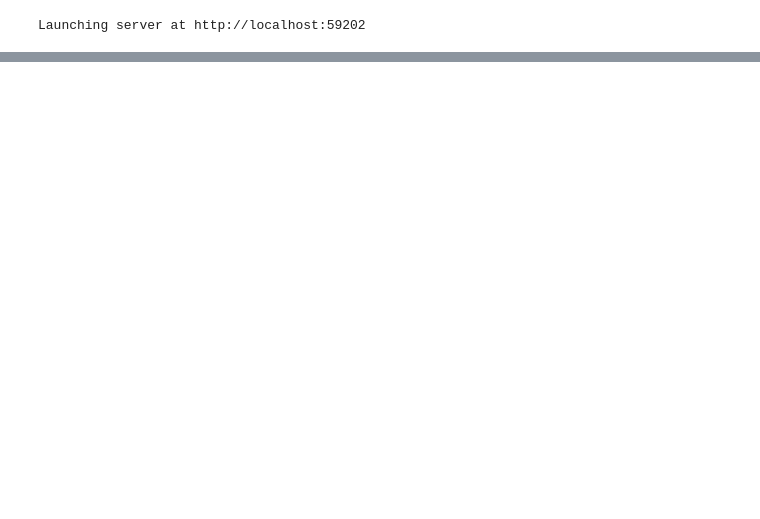
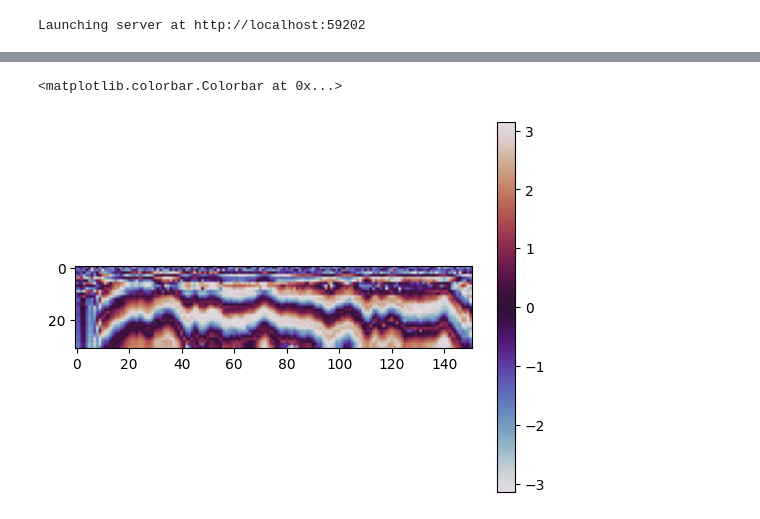
Before and after one commit to changbatterygroup/ultrasonic_ml, a Jupyter notebook: Notebooks/fft/fft_h5_workflow.ipynb, the cells around one changed output, grey strips where cells are left out. Saved outputs shown, nothing was run; the diff lists cells and outputs as text; code cells hidden in the pictures; blank space fills up the shorter version.

```diff
--- a/Notebooks/fft/fft_h5_workflow.ipynb
+++ b/Notebooks/fft/fft_h5_workflow.ipynb
@@ -124,0 +152,2 @@ debug
+# %%
+test = visualizer.db._angle( visualizer.fft_ds[1,...,500], )
@@ -124,0 +183,6 @@ debug
+# %%
+plt.imshow(test.T,cmap='twilight')
+plt.colorbar(cmap='twilight')
+# %% [output]
+<matplotlib.colorbar.Colorbar at 0x...>
+[figure, added]
```
Also changed, not shown: parts of 23 cells of this notebook, 2 other files.
